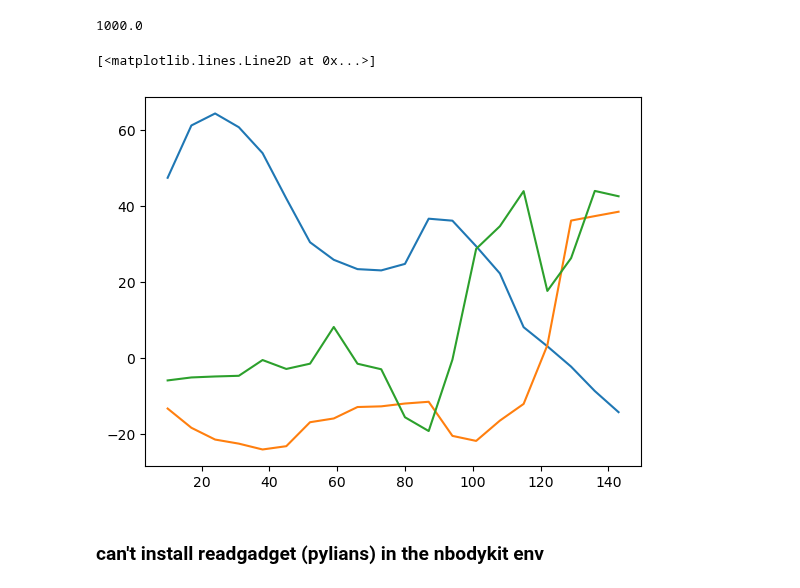
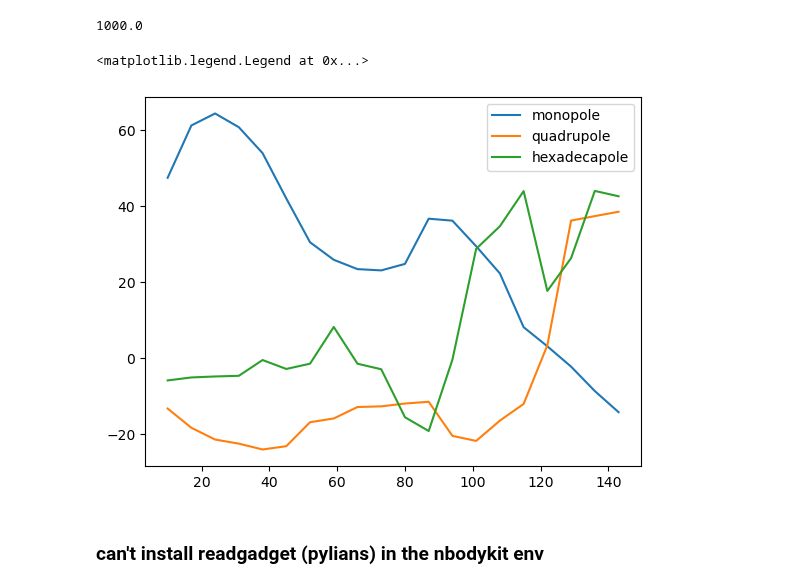
Before and after one commit to FedeDavilaKurban/VPF_Quijote, a Jupyter notebook: testing_2pcf.ipynb, the cells around one changed output. Drawn from its saved outputs; the diff is of its cells as text; code cells hidden in the pictures.

```diff
--- a/testing_2pcf.ipynb
+++ b/testing_2pcf.ipynb
@@ -328,13 +392,14 @@ xi_4 = tpcf_multipole(xi_s_mu, mu_bins, order=4)
 # %%
 import matplotlib.pyplot as plt
 nr = s_bins[:-1]
 
-plt.plot(nr,(nr**2)*(xi_0))
-plt.plot(nr,(nr**2)*(-xi_2))
-plt.plot(nr,(nr**2)*(-xi_4))
+plt.plot(nr,(nr**2)*(xi_0),label='monopole')
+plt.plot(nr,(nr**2)*(-xi_2),label='quadrupole')
+plt.plot(nr,(nr**2)*(-xi_4),label='hexadecapole')
+plt.legend()
 # %% [output]
-[<matplotlib.lines.Line2D at 0x...>]
+<matplotlib.legend.Legend at 0x...>
-[figure, old version]
+[figure, new version]
 # %% [markdown]
 ### can't install readgadget (pylians) in the nbodykit env
 # %% [markdown]
```
Also changed, not shown: parts of 15 cells of this notebook, 2 other files.
